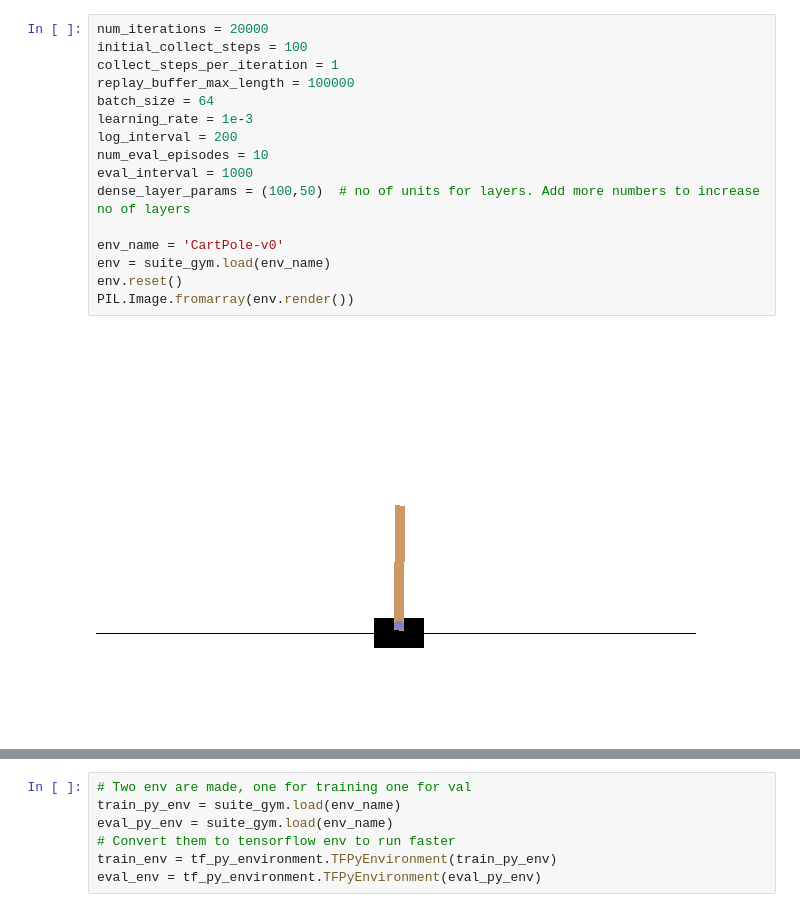
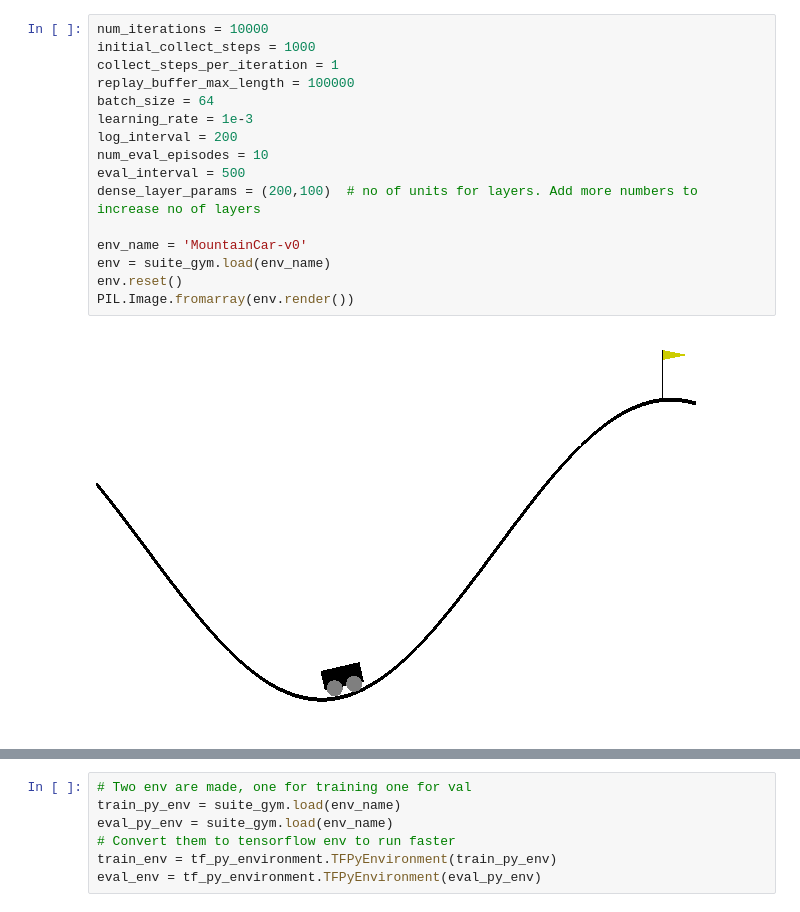
Before and after one commit to aliencaocao/IRS-ML, a Jupyter notebook: Reinforcement Learning/CartPole RL.ipynb, the cells around one changed output, grey strips where cells are left out. Cells and saved outputs as stored; diff of their text form.

Commit message:
Add RL MountainCar but not working. Switched to effecient net b0 for oxford flowers project and improved accuracy of it

```diff
--- a/Reinforcement Learning/CartPole RL.ipynb
+++ b/Reinforcement Learning/CartPole RL.ipynb
@@ -32,22 +27,22 @@ File saved as C:\Users\alien\AppData\Local\imageio\ffmpeg\ffmpeg-win32-v3.2.4.ex
 Running on Tensorflow 2.5.0 and Python 3.8.10 (tags/v3.8.10:3d8993a, May  3 2021, 11:48:03) [MSC v.1928 64 bit (AMD64)]
 # %%
-num_iterations = 20000
-initial_collect_steps = 100
+num_iterations = 10000
+initial_collect_steps = 1000
 collect_steps_per_iteration = 1
 replay_buffer_max_length = 100000
 batch_size = 64
 learning_rate = 1e-3
 log_interval = 200
 num_eval_episodes = 10
-eval_interval = 1000
-dense_layer_params = (100,50)  # no of units for layers. Add more numbers to increase no of layers
+eval_interval = 500
+dense_layer_params = (200,100)  # no of units for layers. Add more numbers to increase no of layers
 
-env_name = 'CartPole-v0'
+env_name = 'MountainCar-v0'
 env = suite_gym.load(env_name)
 env.reset()
 PIL.Image.fromarray(env.render())
 # %% [output]
-[figure, old version]
+[figure, new version]
 # %%
 print('Observation Spec:')
 print(env.time_step_spec().observation)
```
Also changed, not shown: parts of 7 cells of this notebook, 6 other files.
